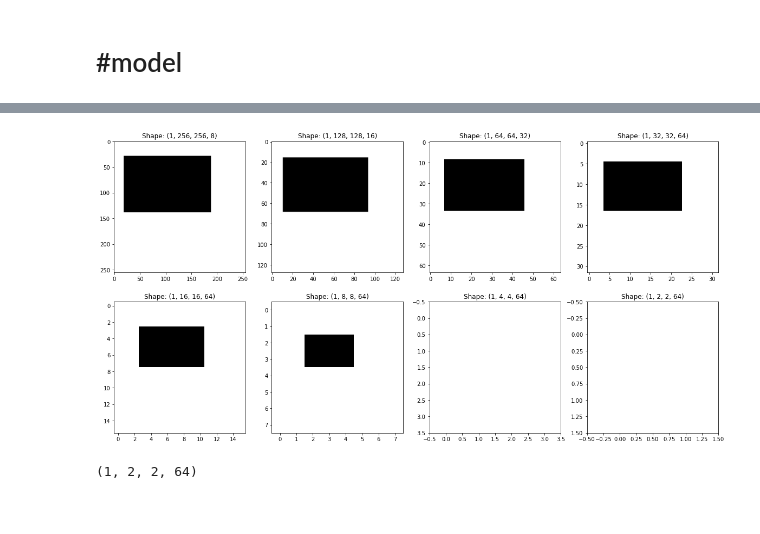
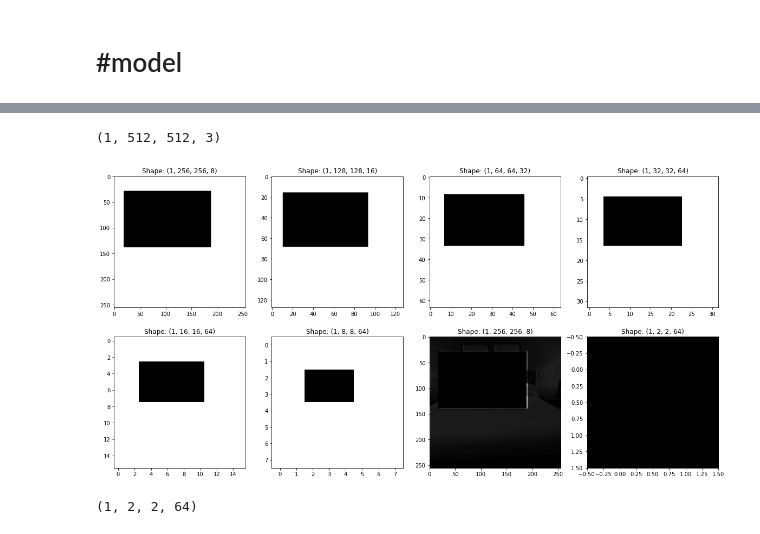
Before and after one commit to RahulS247/Hotel_Recognition-kaggle_challenge, a Jupyter notebook: maskGAN.ipynb, the cells around one changed output, grey strips where cells are left out. Cells and saved outputs as stored; diff of their text form; code cells hidden in the pictures.

```diff
--- a/maskGAN.ipynb
+++ b/maskGAN.ipynb
@@ -112,7 +90,7 @@ import numpy.ma as ma
 # %%
 #masked_img = deepcopy(img)
 masked_img = img.copy()
-masked_img[np.logical_and((mask_img[:,:,0]==0),(mask_img[:,:,1]==0),(mask_img[:,:,2]==0))] = (0,0,0)
+masked_img[np.logical_and((mask_img[:,:,0]==0),(mask_img[:,:,1]==0),(mask_img[:,:,2]==0))] = (1,1,1)
 # %%
 plt.imshow(masked_img)
 # %% [output]
@@ -171,8 +149,8 @@ shape=(512,512,3)
 # Input images and masks
 input_img = Input(shape=(shape[0], shape[1], shape[2],))
 input_mask = Input(shape=(shape[0], shape[1], shape[2],))
-output_img, output_mask1 = PConv2D(8, kernel_size=(7,7), strides=(2,2))([input_img, input_mask])
-output_img, output_mask2 = PConv2D(16, kernel_size=(5,5), strides=(2,2))([output_img, output_mask1])
+output_img2, output_mask1 = PConv2D(8, kernel_size=(7,7), strides=(2,2))([input_img, input_mask])
+output_img, output_mask2 = PConv2D(16, kernel_size=(5,5), strides=(2,2))([output_img2, output_mask1])
 output_img, output_mask3 = PConv2D(32, kernel_size=(5,5), strides=(2,2))([output_img, output_mask2])
 output_img, output_mask4 = PConv2D(64, kernel_size=(3,3), strides=(2,2))([output_img, output_mask3])
 output_img, output_mask5 = PConv2D(64, kernel_size=(3,3), strides=(2,2))([output_img, output_mask4])
@@ -184,7 +162,7 @@ output_img, output_mask8 = PConv2D(64, kernel_size=(3,3), strides=(2,2))([output
 modelmsk = Model(
     inputs=[input_img, input_mask],
     outputs=[
-        output_img, output_mask1, output_mask2,
+        output_img2,output_img, output_mask1, output_mask2,
         output_mask3, output_mask4, output_mask5,
         output_mask6, output_mask7, output_mask8
     ])
@@ -230,27 +207,32 @@ mask_imgq.shape
+# %%
+mask_imgq.shape
+# %% [output]
+(1, 512, 512, 3)
 # %%
-output_img, o1, o2, o3, o4, o5, o6, o7, o8 = modelmsk.predict([masked_imgq, mask_imgq])
+output_img2,output_img, o1, o2, o3, o4, o5, o6, o7, o8 = modelmsk.predict([masked_imgq, mask_imgq])
 # %%
 _, axes = plt.subplots(2, 4, figsize=(20, 10))
 axes[0][0].imshow(o1[0, :,:, 0], cmap = 'gray', vmin=0, vmax=1)
 axes[0][1].imshow(o2[0, :,:, 0], cmap = 'gray', vmin=0, vmax=1)
 axes[0][2].imshow(o3[0, :,:, 0], cmap = 'gray', vmin=0, vmax=1)
 axes[0][3].imshow(o4[0, :,:, 0], cmap = 'gray', vmin=0, vmax=1)
 axes[1][0].imshow(o5[0, :,:, 0], cmap = 'gray', vmin=0, vmax=1)
 axes[1][1].imshow(o6[0, :,:, 0], cmap = 'gray', vmin=0, vmax=1)
-axes[1][2].imshow(o7[0, :,:, 0], cmap = 'gray', vmin=0, vmax=1)
-axes[1][3].imshow(o8[0, :,:, 0], cmap = 'gray', vmin=0, vmax=1)
-#axes[2][0].imshow(output_img[0, :,:, 0], cmap = 'gray', vmin=0, vmax=1)
+#axes[1][2].imshow(o7[0, :,:, 0], cmap = 'gray', vmin=0, vmax=1)
+#axes[1][3].imshow(o8[0, :,:, 0], cmap = 'gray', vmin=0, vmax=1)
+axes[1][2].imshow(output_img2[0, :,:,0], cmap = 'gray', vmin=0, vmax=1)
+axes[1][3].imshow(output_img[0, :,:, 0], cmap = 'gray', vmin=0, vmax=1)
 axes[0][0].set_title(f"Shape: {o1.shape}")
 axes[0][1].set_title(f"Shape: {o2.shape}")
 axes[0][2].set_title(f"Shape: {o3.shape}")
 axes[0][3].set_title(f"Shape: {o4.shape}")
 axes[1][0].set_title(f"Shape: {o5.shape}")
 axes[1][1].set_title(f"Shape: {o6.shape}")
-axes[1][2].set_title(f"Shape: {o7.shape}")
-axes[1][3].set_title(f"Shape: {o8.shape}")
+axes[1][2].set_title(f"Shape: {output_img2.shape}")
+axes[1][3].set_title(f"Shape: {output_img.shape}")
 plt.show()
 # %% [output]
-[figure, old version]
+[figure, new version]
 # %%
 output_img.shape
 # %% [output]
```
Also changed, not shown: parts of 52 cells of this notebook.
